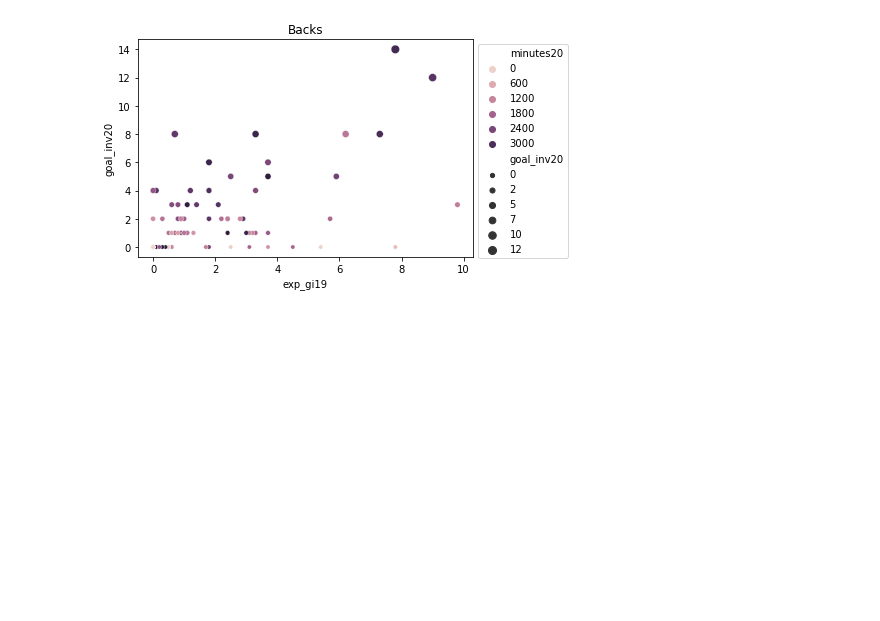
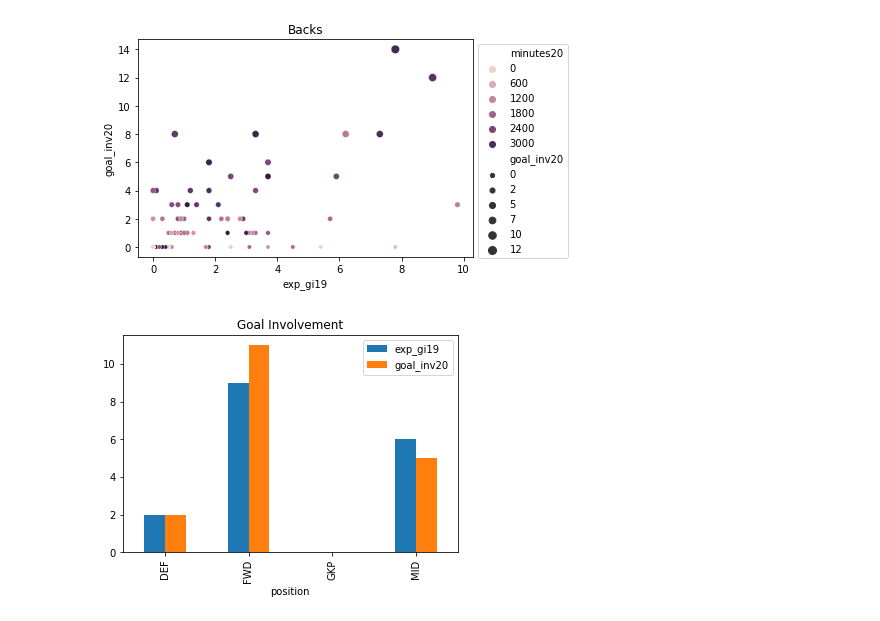
Before and after one commit to dylanomeara95/Repos, a Jupyter notebook: FPL_Data_Complete.ipynb, the cells around one changed output. Drawn from its saved outputs; the diff is of its cells as text; code cells hidden in the pictures; blank space fills up the shorter version.

```diff
--- a/FPL_Data_Complete.ipynb
+++ b/FPL_Data_Complete.ipynb
@@ -561,3 +561,16 @@ blgd = backs_scatter.legend(bbox_to_anchor=(1,1))
 plt.savefig('backs_scatter', bbox_extra_artists=(blgd,), bbox_inches='tight')
 # %% [output]
 [figure]
+# %%
+# create average by position data
+average_by_position = complete_stats.groupby('position').mean().round(0)
+
+# reset average by position index for bar chart
+average_by_position = average_by_position.reset_index()
+
+# create bar chart comparing expected goal involvement and goal involvement by position
+gi_bar = average_by_position.plot(x=0, y=['exp_gi19', 'goal_inv20'], kind="bar")
+gi_bar.set_title("Goal Involvement")
+plt.savefig('gi_bar')
+# %% [output]
+[figure, added]
```
Also changed, not shown: parts of 2 cells of this notebook.
